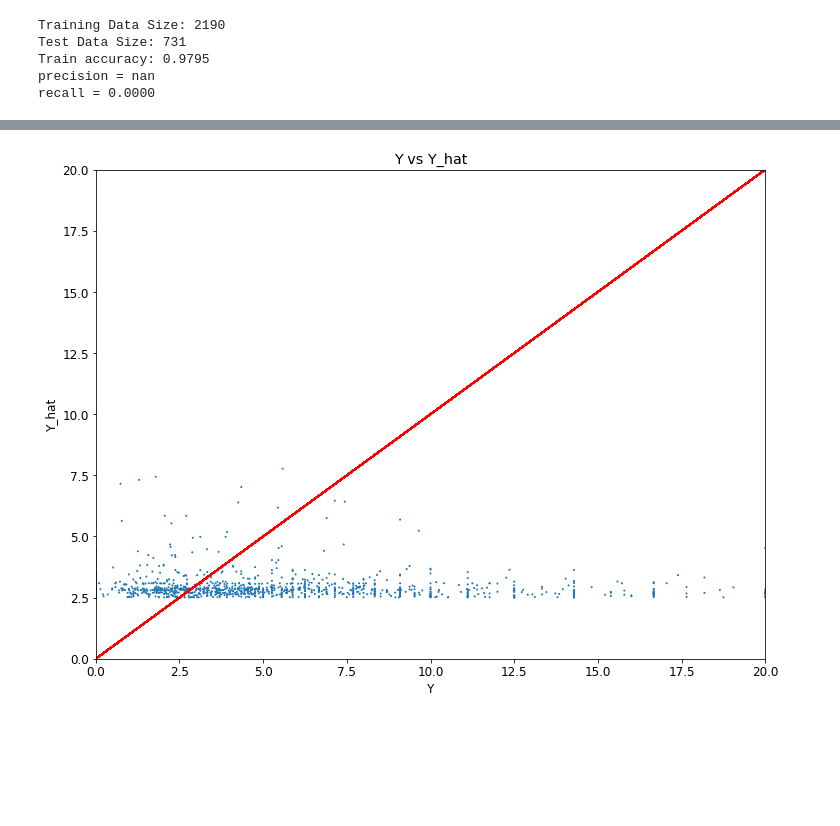
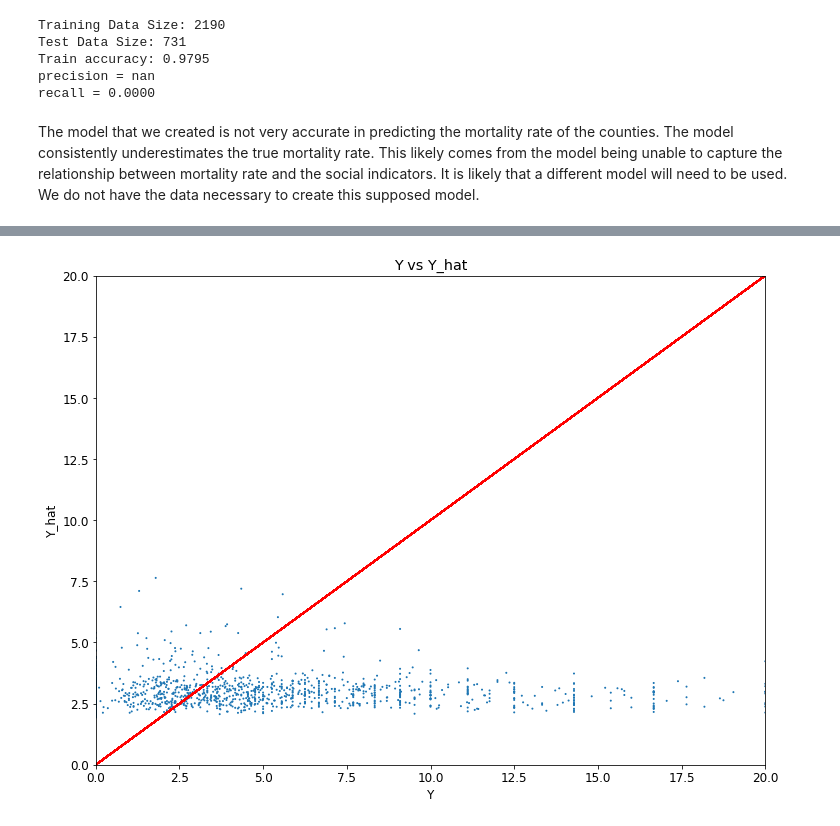
Before and after one commit to Divineechidume/final_DS100_project, a Jupyter notebook: CS 100 Final Project.ipynb, the cells around one changed output, grey strips where cells are left out. Saved outputs shown, nothing was run; the diff lists cells and outputs as text; code cells hidden in the pictures; blank space fills up the shorter version.

```diff
--- a/CS 100 Final Project.ipynb
+++ b/CS 100 Final Project.ipynb
@@ -404,6 +404,8 @@ Test Data Size: 731
 Train accuracy: 0.9795
 precision = nan
 recall = 0.0000
+# %% [markdown]
+The model that we created is not very accurate in predicting the mortality rate of the counties. The model consistently underestimates the true mortality rate. This likely comes from the model being unable to capture the relationship between mortality rate and the social indicators. It is likely that a different model will need to be used. We do not have the data necessary to create this supposed model.
 # %%
 from sklearn.model_selection import train_test_split
 from sklearn.linear_model import LinearRegression
@@ -447,7 +449,7 @@ Y_s = [1 for _ in range(len(Y))] # setting the sizes of the markers to 1
 plt.ylim(0,20)
 plt.xlim(0,20)
 
-plt.scatter(Y, Y_hat, s = Y_s)
+plt.scatter(Y, Y_hat1, s = Y_s)
 plt.plot(Y, Y, c = 'r') # the identity line
 plt.xlabel('Y')
 plt.ylabel('Y_hat')
@@ -460,4 +462,4 @@ loss3 51.069558374715804
-[figure, old version]
+[figure, new version]
 # %%
 #look at places taht have more underserved than served
 #ratios of underserved to served if greater or less than certain amount
```
Also changed, not shown: parts of 1 cell of this notebook.
